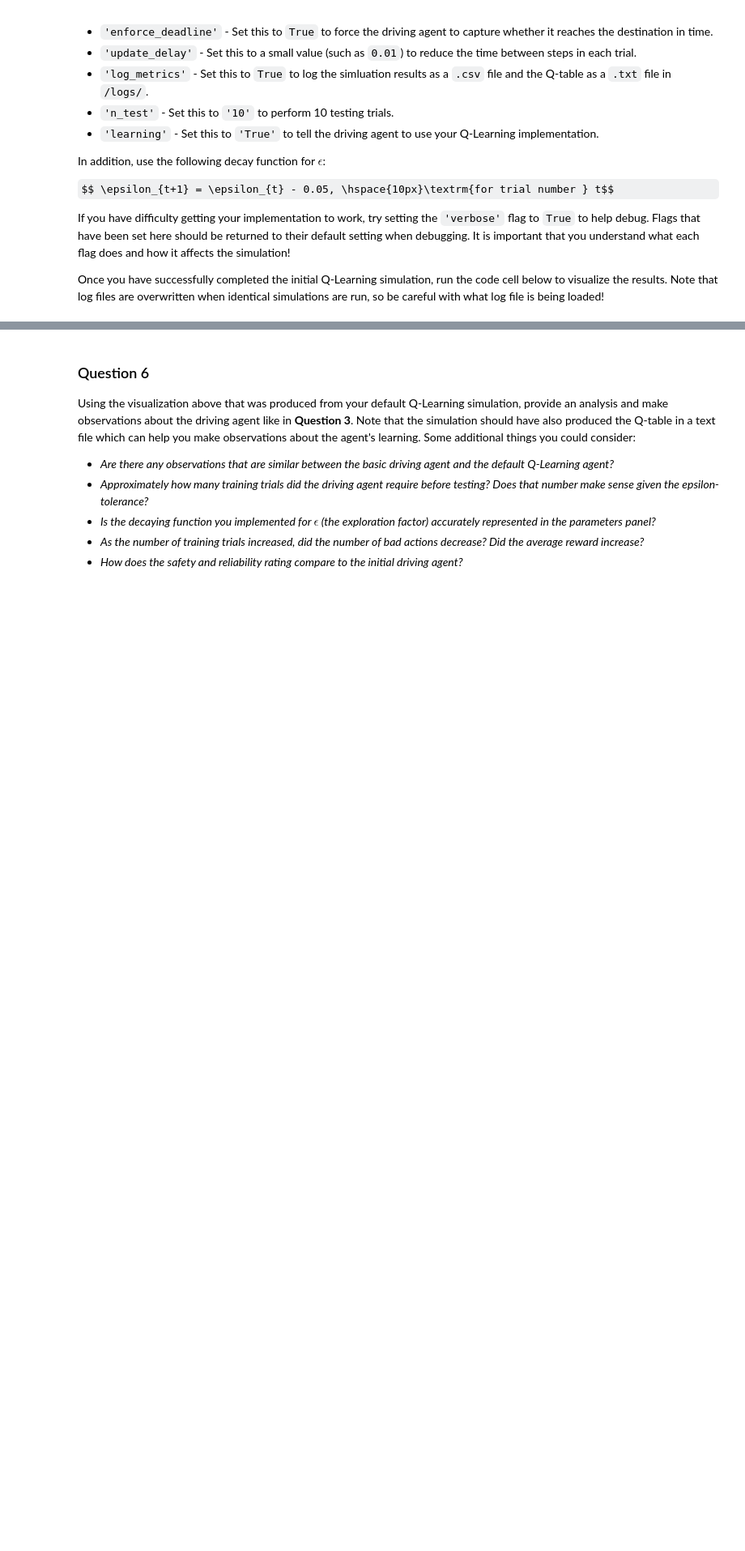
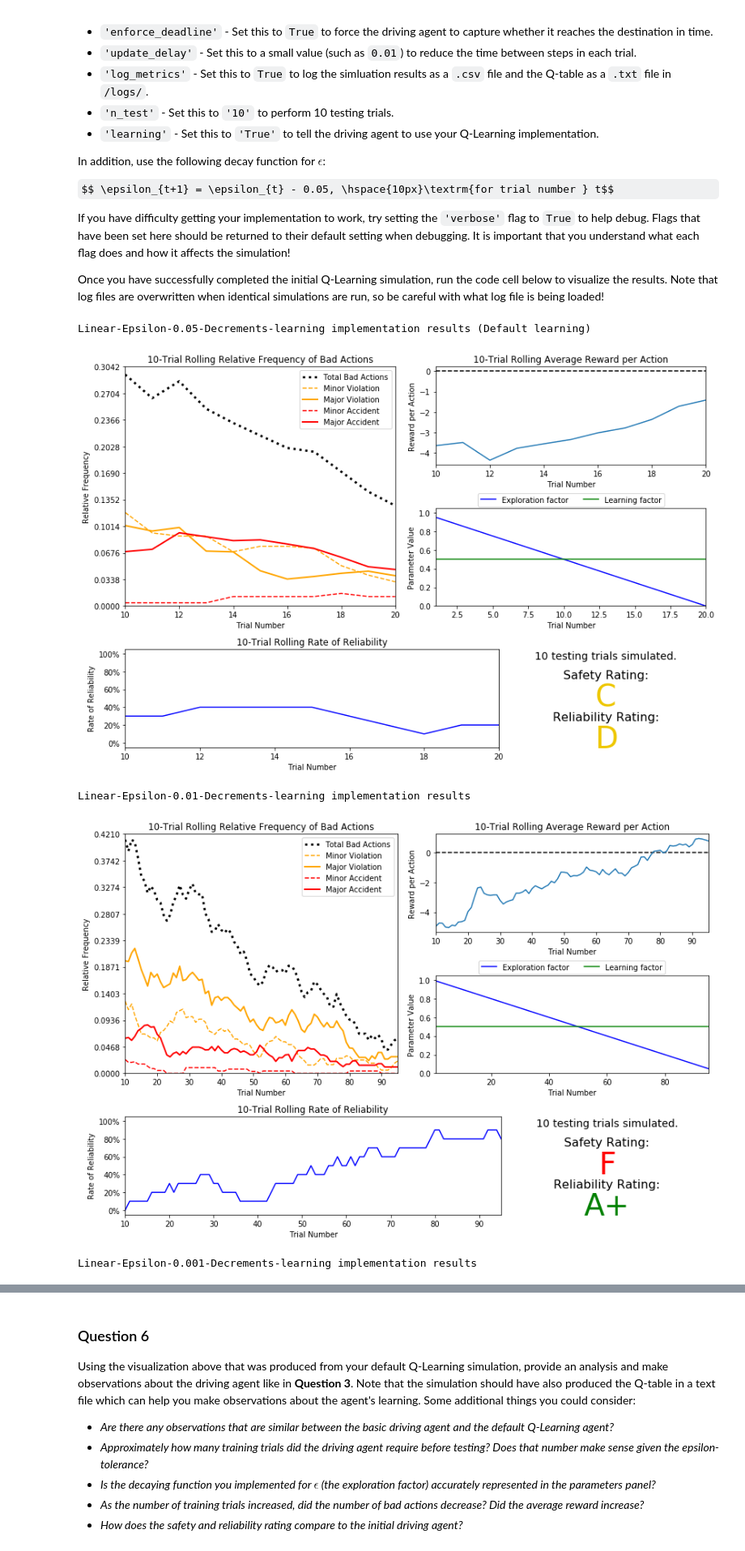
Before and after one commit to consideRatio/machine-learning, a Jupyter notebook: projects/smartcab/smartcab.ipynb, the cells around one changed output, grey strips where cells are left out. Shown: that part at 81% size. Cells and saved outputs as stored; diff of their text form; code cells hidden in the pictures; some formulas as TeX source; blank space fills up the shorter version.

Commit message:
Smartcab - Q6 Answered, Q value learning with linear epsilon decriments implemented.

```diff
--- a/projects/smartcab/smartcab.ipynb
+++ b/projects/smartcab/smartcab.ipynb
@@ -284,0 +284,21 @@ vs.plot_trials('sim_default-learning.csv')
+# %%
+# NOTE: The '_notebook' suffix is to ensure I don't overwrite the logs I've discussed.
+
+#print "No-learning implementation results\n"
+#vs.plot_trials('sim_no-learning_notebook.csv')
+
+# Load the 'sim_default-learning' file from the default Q-Learning simulation
+print "Linear-Epsilon-0.05-Decrements-learning implementation results (Default learning)\n"
+vs.plot_trials('sim_linear-epsilon-0.05-decrements-learning.csv')
+
+print "Linear-Epsilon-0.01-Decrements-learning implementation results\n"
+vs.plot_trials('sim_linear-epsilon-0.01-decrements-learning.csv')
+
+print "Linear-Epsilon-0.001-Decrements-learning implementation results\n"
+vs.plot_trials('sim_linear-epsilon-0.001-decrements-learning.csv')
+# %% [output]
+Linear-Epsilon-0.05-Decrements-learning implementation results (Default learning)
+[figure, added]
+Linear-Epsilon-0.01-Decrements-learning implementation results
+[figure, added]
+Linear-Epsilon-0.001-Decrements-learning implementation results
```
Also changed, not shown: parts of 5 cells of this notebook, 10 other files.
